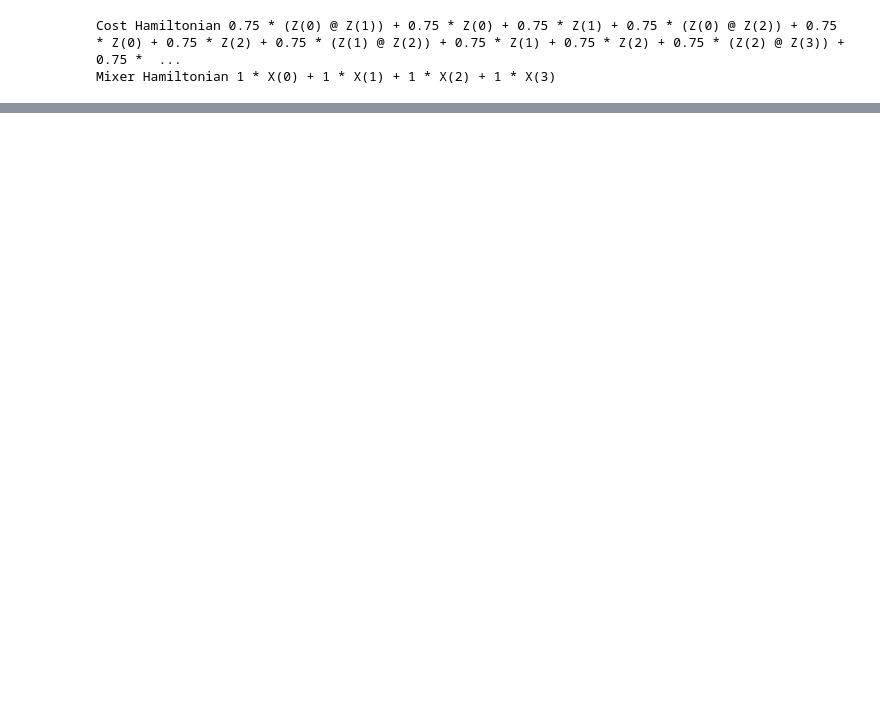
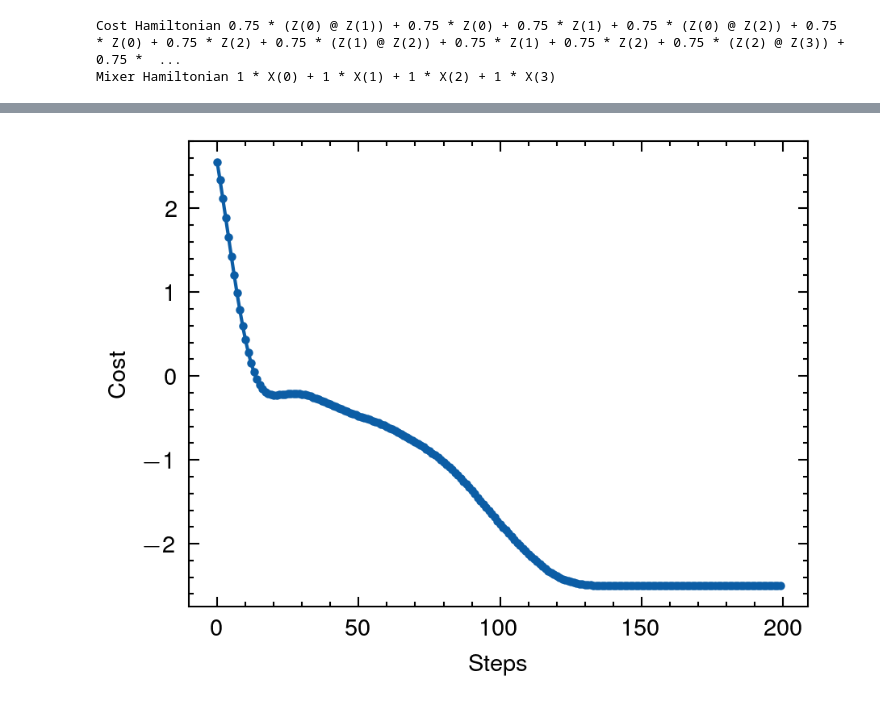
Before and after one commit to Axect/qip_tutorial, a Jupyter notebook: notebook/qaoa.ipynb, the cells around one changed output, grey strips where cells are left out. Saved outputs shown, nothing was run; the diff lists cells and outputs as text; code cells hidden in the pictures; blank space fills up the shorter version.

```diff
--- a/notebook/qaoa.ipynb
+++ b/notebook/qaoa.ipynb
@@ -225,0 +275,15 @@ $$
+# %%
+optimizer = qml.AdamOptimizer()
+steps = 200
+params = np.random.uniform(size=(2, depth), requires_grad=True)
+# %%
+costs = []
+for i in range(steps):
+    params = optimizer.step(cost_function, params)
+    cost = cost_function(params)
+    costs.append(cost)
+    if i % 10 == 0:
+        print(f"Cost after step {i}: {cost}")
+
+print("Optimal Parameters")
+print(params)
@@ -225,0 +308,9 @@ $$
+# %%
+with plt.style.context(['science', 'nature']):
+    plt.figure(dpi=300)
+    plt.plot(costs, marker=".")
+    plt.xlabel("Steps")
+    plt.ylabel("Cost")
+    plt.show()
+# %% [output]
+[figure, added]
```
Also changed, not shown: parts of 32 cells of this notebook.
